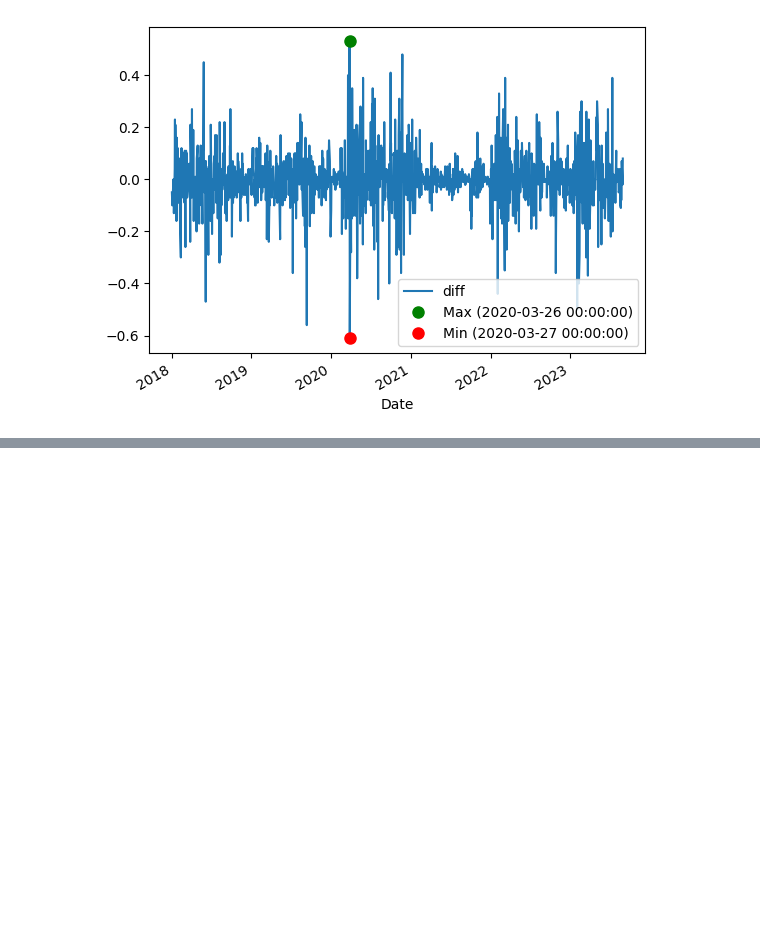
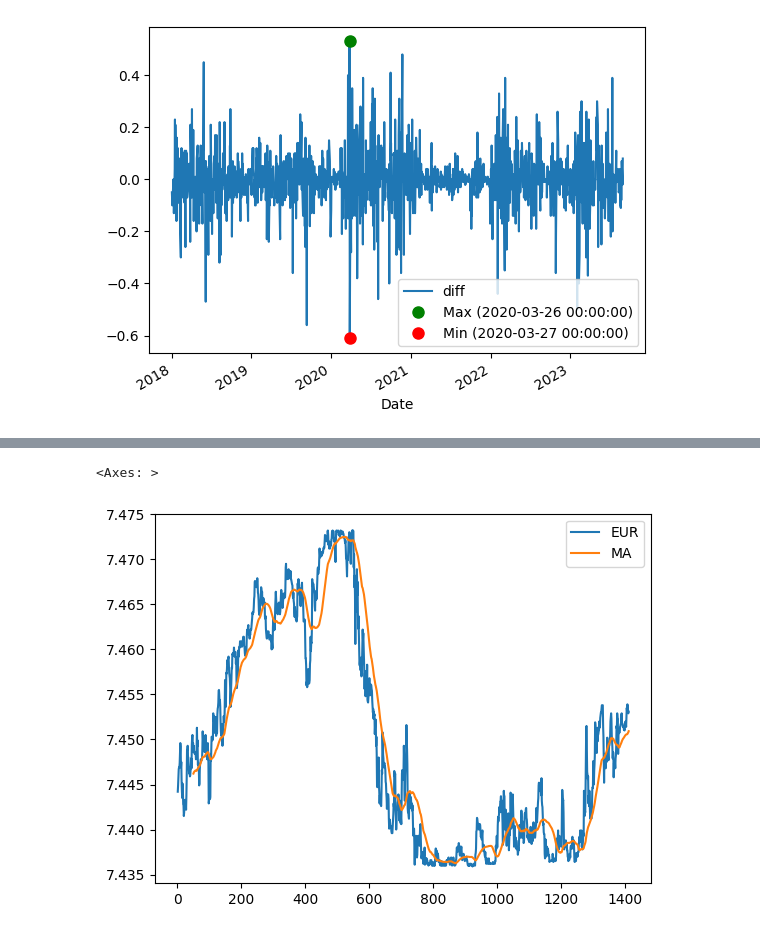
Before and after one commit to sonjamehes/PythonExchangeRate, a Jupyter notebook: project/all_currencies_against_dkk.ipynb, the cells around one changed output, grey strips where cells are left out. Drawn from its saved outputs; the diff is of its cells as text; code cells hidden in the pictures; blank space fills up the shorter version.

```diff
--- a/project/all_currencies_against_dkk.ipynb
+++ b/project/all_currencies_against_dkk.ipynb
@@ -197,0 +216,3 @@ plt.show()
+# %%
+df_euro2['EUR_shift'] = df_euro2['EUR'].shift(1)
+df_euro2.dropna(inplace=True)
@@ -197,0 +235,3 @@ plt.show()
+# %%
+df_euro2['diff'] = (df_euro2['EUR_shift']/df_euro2['EUR']-1)*100
+df_euro2
@@ -197,0 +252,3 @@ plt.show()
+# %%
+df_euro2['MA'] = df_euro2['EUR'].rolling(50).mean()
+df_euro2.dropna()
@@ -197,0 +269,5 @@ plt.show()
+# %%
+df_euro2.plot(y=['EUR','MA'])
+# %% [output]
+<Axes: >
+[figure, added]
```
Also changed, not shown: parts of 7 cells of this notebook, 1 other file.
